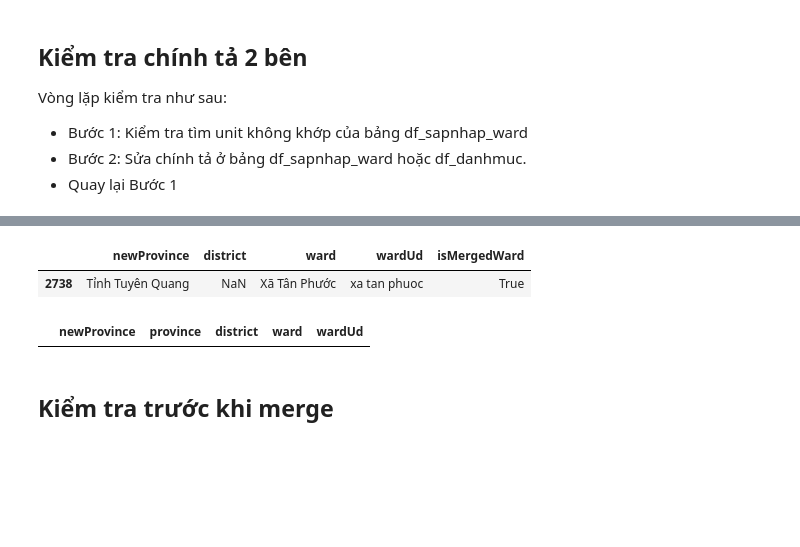
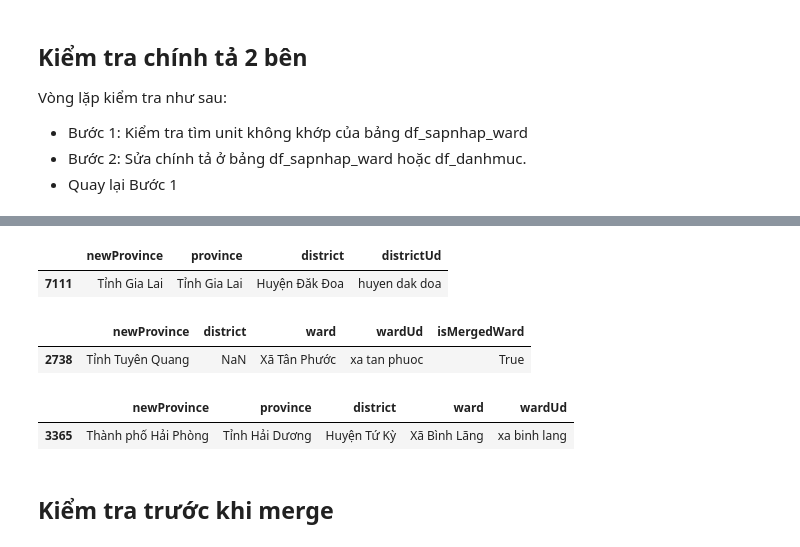
Before and after one commit to tranngocminhhieu/vietnamadminunits, a Jupyter notebook: sapnhap.bando.com.vn_unpivot.ipynb, the cells around one changed output, grey strips where cells are left out. Drawn from its saved outputs; the diff is of its cells as text; code cells hidden in the pictures; blank space fills up the shorter version.

```diff
--- a/sapnhap.bando.com.vn_unpivot.ipynb
+++ b/sapnhap.bando.com.vn_unpivot.ipynb
@@ -410,8 +335,8 @@ Vòng lặp kiểm tra như sau:
 - Bước 2: Sửa chính tả ở bảng df_sapnhap_ward hoặc df_danhmuc.
 - Quay lại Bước 1
 # %%
-def correct_spelling_basic(text):
-    spelling_basic = [
+def correct_basic_spelling(text):
+    basic_spelling = [
         ('Hoà', 'Hòa'),
         ('Hoè', 'Hòe'),
         ('Hoá', 'Hóa'),
@@ -423,16 +348,19 @@ def correct_spelling_basic(text):
     ]
 
     if isinstance(text, str):
-        for wrong, right in spelling_basic:
+        for wrong, right in basic_spelling:
             pattern = r'\b' + wrong + r'\b'
             text = re.sub(pattern, right, text)
     return text
 # %%
+# Correct spelling
 for col in ['province', 'district', 'ward']:
+    # Convert Unicode
     df_danhmuc[col] = df_danhmuc[col].apply(unicode_normalize)
     df_sapnhap_ward[col] = df_sapnhap_ward[col].apply(unicode_normalize)
-    df_danhmuc[col] = df_danhmuc[col].apply(correct_spelling_basic)
-    df_sapnhap_ward[col] = df_sapnhap_ward[col].apply(correct_spelling_basic)
+    # Correct basic spelling
+    df_danhmuc[col] = df_danhmuc[col].apply(correct_basic_spelling)
+    df_sapnhap_ward[col] = df_sapnhap_ward[col].apply(correct_basic_spelling)
 
 
 spelling_danhmuc = [
@@ -574,9 +502,6 @@ spelling_danhmuc = [
     ('Tỉnh Quảng Ngãi', "Xã Đắk Blô", "Xã Đăk Blô"),
     ('Tỉnh Quảng Ngãi', "Xã Đắk Pxi", "Xã Đăk Pxi"),
     ('Tỉnh Quảng Ngãi', "Xã Đắk Blà", "Xã Đăk Blà"),
-
-
-
     ('Tỉnh Quảng Ngãi', 'Xã Đắk Rơ Wa', 'Xã Đăk Rơ Wa'),
     ('Tỉnh Quảng Ngãi', 'Thị trấn Đắk Rve', 'Thị trấn Đăk Rve'),
     ('Tỉnh Quảng Ngãi', 'Xã Đắk Pne', 'Xã Đăk Pne'),
@@ -599,13 +524,10 @@ spelling_danhmuc = [
     ('Tỉnh Quảng Ngãi', 'Xã Đắk Hà', 'Xã Đăk Hà'),
     ('Tỉnh Quảng Ngãi', 'Xã Đắk Choong', 'Xã Đăk Choong'),
     ('Tỉnh Gia Lai', 'Xã Đắk Kơ Ning', 'Xã Đăk Kơ Ning'),
-    ('Tỉnh Lâm Đồng', "Xã Đăk R'Moan", "Xã Đắk R'Moan")
-
-
+    ('Tỉnh Lâm Đồng', "Xã Đăk R'Moan", "Xã Đắk R'Moan"),
+    ('Thành phố Hải Phòng', 'Xã Bình Lăng', 'Xã Bình Lãng'),
 
 ]
-
-# Có vẽ các lỗi sai thường là: qui - quy, s - x, \bch - \btr, nt - nong truong, 2 - II, 4 - IV (Số la mã), ngok - ngoc. Sau này sẽ tạo key cho tính năng parse_address
 
 spelling_sapnhap = [
     # newProvince, ward, correct ward
@@ -662,11 +584,9 @@ spelling_sapnhap = [
     ('Tỉnh Đồng Nai', "Xã Đak Lua", "Xã Đắc Lua"),
     ('Tỉnh Đồng Nai', "Xã Đăk Ơ", "Xã Đak Ơ"),
 
-
-
-
 ]
 
+# Nhận thấy các lỗi sai thường là: qui - quy, s - x, \bch - \btr, nt - nong truong, 2 - II, 4 - IV (Số la mã), ngok - ngoc. Sau này sẽ tạo key cho tính năng parse address
 
 for s in spelling_danhmuc:
     newProvince, ward, WardCorrect = s
@@ -676,7 +596,8 @@ for s in spelling_sapnhap:
     newProvince, ward, WardCorrect = s
     df_sapnhap_ward.loc[(df_sapnhap_ward['newProvince']==newProvince) & (df_sapnhap_ward['ward'].fillna('').str.lower()==ward.lower()), 'ward'] = WardCorrect
 # %%
-# Case đặc biệt, phải JOIN vào rồi mới thấy thiếu
+# Case đặc biệt: Sau khi merge xong mới kiểm tra ra, phải quay lại bổ sung ở bước này
 df_sapnhap_ward.loc[(df_sapnhap_ward['newProvince']=='Tỉnh Đồng Nai') & (df_sapnhap_ward['newWard']=='Long Khánh') & (df_sapnhap_ward['ward']=='Xã Xuân Hòa'), 'ward'] = 'Phường Xuân Hòa'
 df_sapnhap_ward.loc[(df_sapnhap_ward['newProvince']=='Tỉnh Đồng Nai') & (df_sapnhap_ward['newWard']=='Long Khánh') & (df_sapnhap_ward['ward']=='Xã Phú Bình'), 'ward'] = 'Phường Phú Bình'
+df_danhmuc.loc[(df_danhmuc['province']=='Tỉnh Kon Tum') & (df_danhmuc['district']=='Huyện Đắk Glei') & (df_danhmuc['ward']=='Xã Đắk Long'), 'ward'] = 'Xã Đăk Long'
 # %%
@@ -751,0 +768,12 @@ df_sapnhap_ward[~df_sapnhap_ward[key3].isin(df_danhmuc[key3]) & (~df_sapnhap_war
+# %%
+# Chổ để tìm ward bị mismatch trong df_danhmuc
+condition1 = (df_danhmuc['newProvince'] == 'Tỉnh Gia Lai')
+condition2 = (df_danhmuc['districtUd'].fillna('').str.contains('dak doa'))
+df_danhmuc[condition1 & condition2][['newProvince', 'province', 'district', 'districtUd']].drop_duplicates()
+# %% [output]
+|  | newProvince | province | district | districtUd |
+| 7111 | Tỉnh Gia Lai | Tỉnh Gia Lai | Huyện Đăk Đoa | huyen dak doa |
+# %%
+# Fix case 3 trực tiếp tại đây
+df_danhmuc.loc[(df_danhmuc['province']=='Tỉnh Kon Tum') & (df_danhmuc['district']=='Huyện Đắk Hà'), 'district'] = 'Huyện Đăk Hà'
+df_danhmuc.loc[(df_danhmuc['province']=='Tỉnh Gia Lai') & (df_danhmuc['district']=='Huyện Đăk Đoa'), 'district'] = 'Huyện Đak Đoa'
@@ -757,11 +789,13 @@ df_sapnhap_ward[~df_sapnhap_ward[key4].isin(df_danhmuc[key4]) & (~df_sapnhap_war
 |  | newProvince | district | ward | wardUd | isMergedWard |
 | 2738 | Tỉnh Tuyên Quang | NaN | Xã Tân Phước | xa tan phuoc | True |
 # %%
-condition1 = (df_danhmuc['newProvince'] == 'Tỉnh Tuyên Quang')
-condition2 = (df_danhmuc['wardUd'].fillna('').str.contains('\b.a. phu'))
+# Chổ để tìm ward bị mismatch trong df_danhmuc
+condition1 = (df_danhmuc['newProvince'] == 'Thành phố Hải Phòng')
+condition2 = (df_danhmuc['wardUd'].fillna('').str.contains('binh lang'))
 df_danhmuc[condition1 & condition2][['newProvince', 'province', 'district', 'ward', 'wardUd']].drop_duplicates()
 # %% [output]
 |  | newProvince | province | district | ward | wardUd |
+| 3365 | Thành phố Hải Phòng | Tỉnh Hải Dương | Huyện Tứ Kỳ | Xã Bình Lãng | xa binh lang |
 # %% [markdown]
 ## Kiểm tra trước khi merge
 # %%
```
Also changed, not shown: parts of 82 cells of this notebook, 8 other files.
